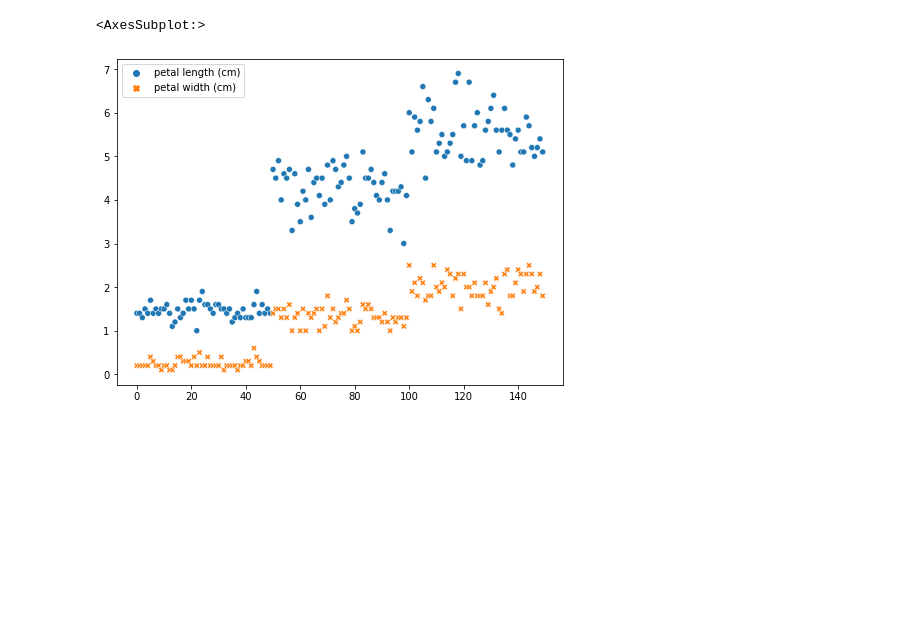
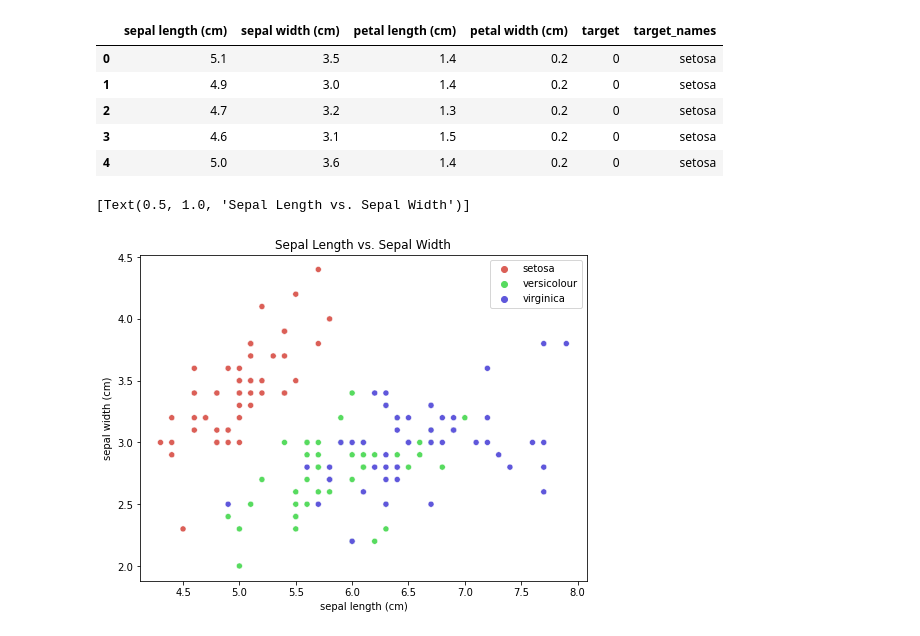
Before and after one commit to mbozada/data-science, a Jupyter notebook: iris.ipynb, the cells around one changed output. Saved outputs shown, nothing was run; the diff lists cells and outputs as text; code cells hidden in the pictures; blank space fills up the shorter version.

```diff
--- a/iris.ipynb
+++ b/iris.ipynb
@@ -18,8 +15,47 @@ sns.scatterplot(data=sepal_data)
-# %%
-# Petal Length vs Petal Width
-petal_data = iris_df[['petal length (cm)', 'petal width (cm)']]
-plt.figure(figsize=[8,6])
-sns.scatterplot(data=petal_data)
-# %% [output]
-<AxesSubplot:>
-[figure, removed]
+# %%
+iris = load_iris()
+X = iris.data
+y = iris.target
+
+df = load_iris(as_frame=True).frame
+
+conditions = [
+    (df['target'] == 0),
+    (df['target'] == 1),
+    (df['target'] == 2),
+]
+
+values = ['setosa', 'versicolour', 'virginica']
+df['target_names'] = np.select(conditions, values)
+
+target_names = df['target_names'].to_list()
+df.head()
+
+# target_names = []
+# for tar in y:
+#     if tar == 0:
+#         target_names.append('setosa')
+#     if tar == 1:
+#         target_names.append('versicolour')
+#     if tar == 2:
+#         target_names.append('virginica')
+# %% [output]
+|  | sepal length (cm) | sepal width (cm) | petal length (cm) | petal width (cm) | target | target_names |
+| 0 | 5.1 | 3.5 | 1.4 | 0.2 | 0 | setosa |
+| 1 | 4.9 | 3.0 | 1.4 | 0.2 | 0 | setosa |
+| 2 | 4.7 | 3.2 | 1.3 | 0.2 | 0 | setosa |
+| 3 | 4.6 | 3.1 | 1.5 | 0.2 | 0 | setosa |
+| 4 | 5.0 | 3.6 | 1.4 | 0.2 | 0 | setosa |
+# %%
+# Sepal Length vs Sepal Width
+plt.figure(figsize=[8,6])
+sns.scatterplot(
+    x="sepal length (cm)",
+    y="sepal width (cm)",
+    hue=df.target_names.tolist(),
+    palette=sns.color_palette("hls", 3),
+    data=df,
+    ).set(title="Sepal Length vs. Sepal Width")
+# %% [output]
+[Text(0.5, 1.0, 'Sepal Length vs. Sepal Width')]
+[figure, added]
```
Also changed, not shown: parts of 13 cells of this notebook.
